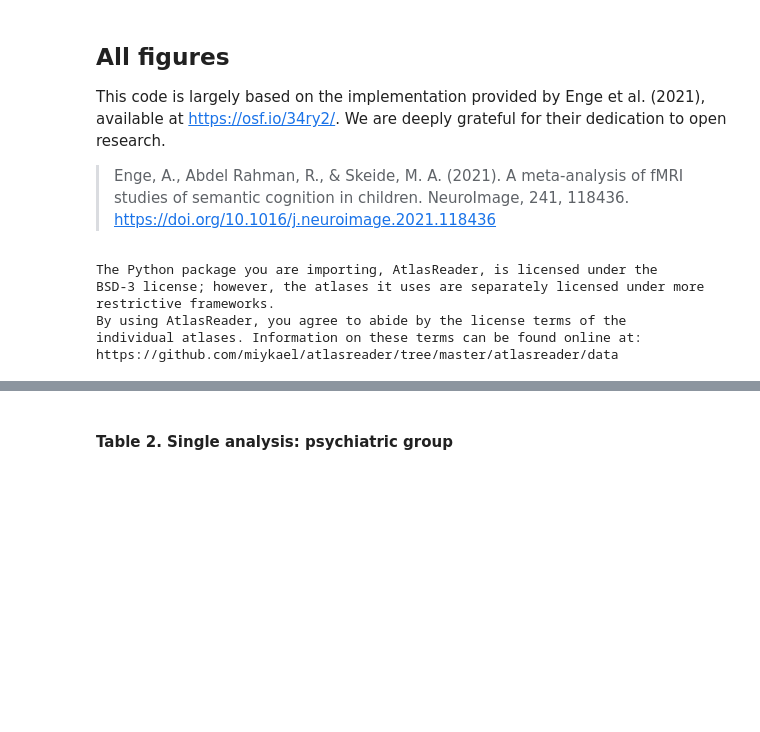
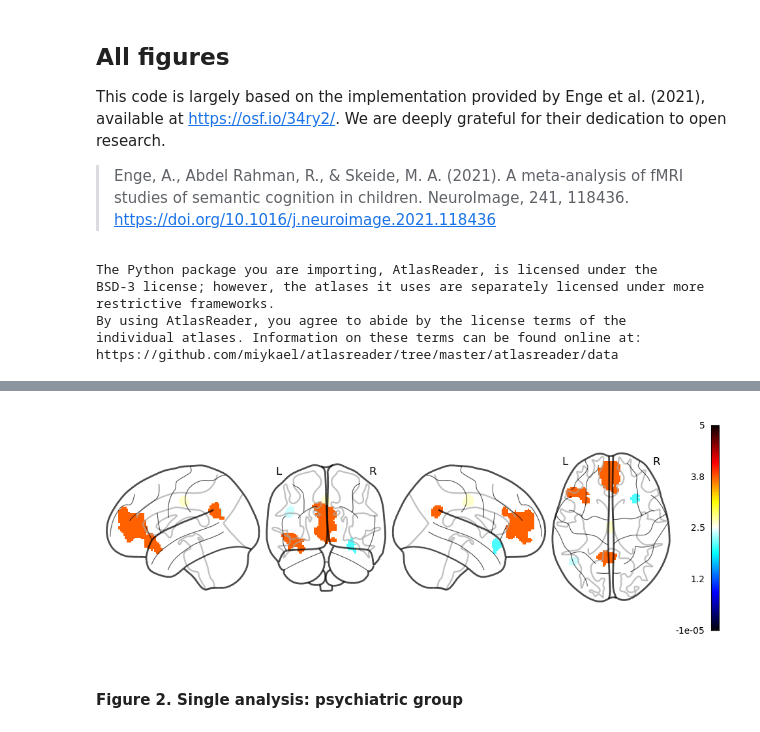
Before and after one commit to shanshan717/Self_Psych_Meta, a Jupyter notebook: code/py03_figures.ipynb, the cells around one changed output, grey strips where cells are left out. Saved outputs shown, nothing was run; the diff lists cells and outputs as text; code cells hidden in the pictures; blank space fills up the shorter version.

Commit message:
add plot figures code

```diff
--- a/code/py03_figures.ipynb
+++ b/code/py03_figures.ipynb
@@ -147,2 +38,23 @@ display(tab1)
+# %%
+# Figure 1 -  single analysis - healthy control group
+
+# Define the file path for the Z-thresholded image of the healthy control group
+ale_thresh_controls = '../results/ale/control_all_z_size_level_thresh.nii.gz'
+
+# Generate the glass brain visualization for the control group using the ALE-thresholded image
+fig1 = plotting.plot_glass_brain(ale_thresh_controls,
+                                 display_mode="lyrz",
+                                 cmap="cold_white_hot",
+                                 vmin=0,
+                                 vmax=5,
+                                 colorbar=True)
+
+# Save the visualization in multiple formats
+
+plt.savefig('../results/figures/ale_controls.svg')
+plt.savefig('../results/figures/ale_controls.pdf')
+plt.savefig('../results/figures/ale_controls.png')
+# %% [output]
+[figure, added]
 # %% [markdown]
-#### Table 2.  Single analysis: psychiatric group
+#### Figure 2.  Single analysis: psychiatric group
```
Also changed, not shown: parts of 10 cells of this notebook, 12 other files.
